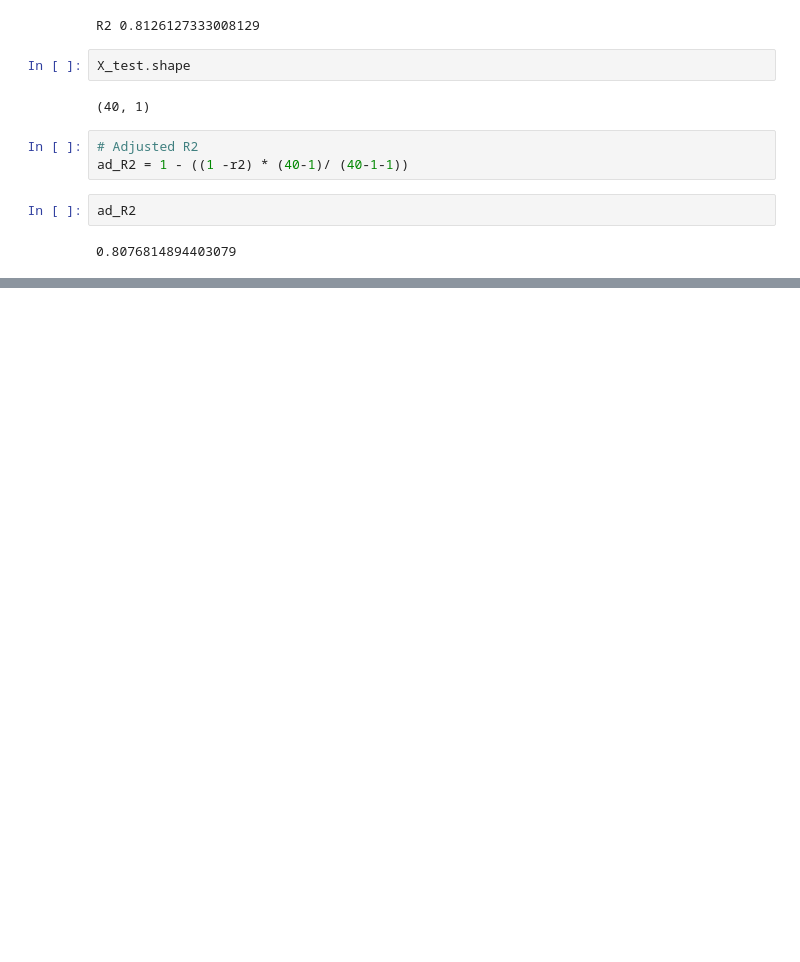
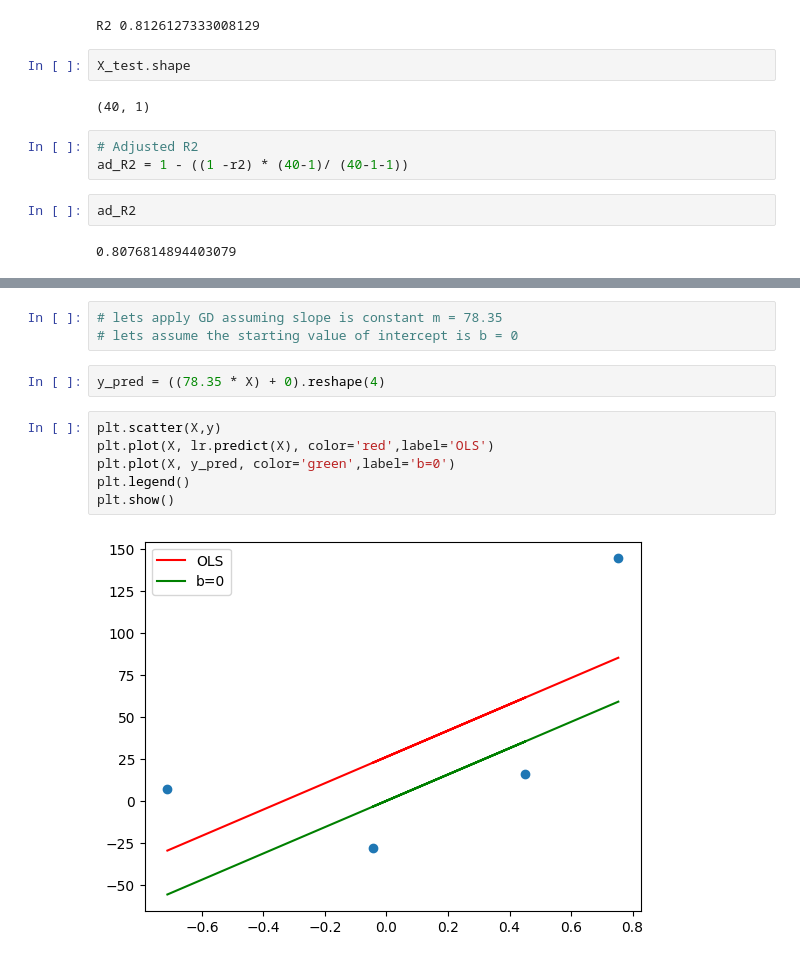
Before and after one commit to Hamzajani153/DSMP, a Jupyter notebook: DSMP/Machine_learning/ML.ipynb, the cells around one changed output, grey strips where cells are left out. Drawn from its saved outputs; the diff is of its cells as text; blank space fills up the shorter version.

```diff
--- a/DSMP/Machine_learning/ML.ipynb
+++ b/DSMP/Machine_learning/ML.ipynb
@@ -82,0 +210,13 @@ ad_R2
+# %%
+# lets apply GD assuming slope is constant m = 78.35
+# lets assume the starting value of intercept is b = 0
+# %%
+y_pred = ((78.35 * X) + 0).reshape(4)
+# %%
+plt.scatter(X,y)
+plt.plot(X, lr.predict(X), color='red',label='OLS')
+plt.plot(X, y_pred, color='green',label='b=0')
+plt.legend()
+plt.show()
+# %% [output]
+[figure, added]
```
Also changed, not shown: parts of 68 cells of this notebook, 2 other files.
